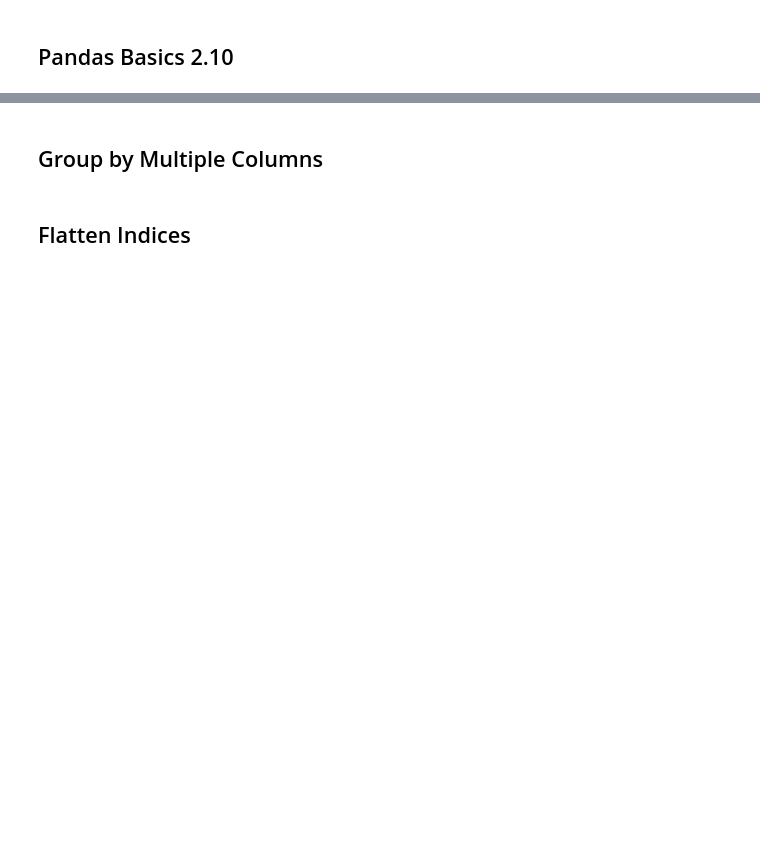
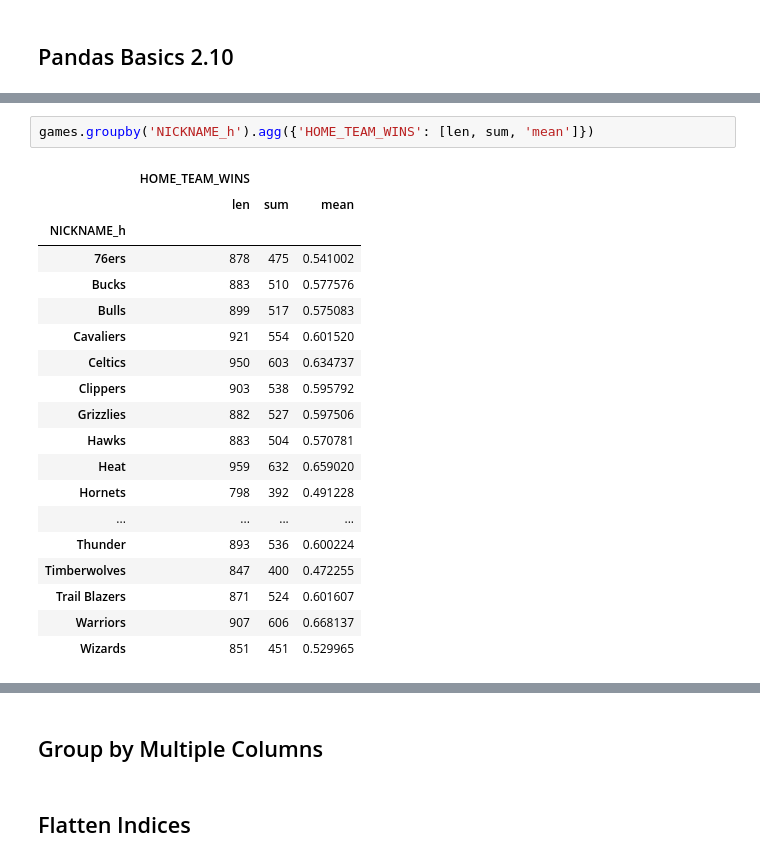
Before and after one commit to OptimalDecisions/sports-analytics-foundations, a Jupyter notebook: pandas-basics/Pandas_Intermediate_2_10_GroupBy.ipynb, the cells around one changed output, grey strips where cells are left out. Saved outputs shown, nothing was run; the diff lists cells and outputs as text; blank space fills up the shorter version.

```diff
--- a/pandas-basics/Pandas_Intermediate_2_10_GroupBy.ipynb
+++ b/pandas-basics/Pandas_Intermediate_2_10_GroupBy.ipynb
@@ -20,0 +134,22 @@
+# %%
+games.groupby('NICKNAME_h').agg({'HOME_TEAM_WINS': [len, sum, 'mean']})
+# %% [output]
+|  | HOME_TEAM_WINS |  |  |
+|  | len | sum | mean |
+| NICKNAME_h |  |  |  |
+| 76ers | 878 | 475 | 0.541002 |
+| Bucks | 883 | 510 | 0.577576 |
+| Bulls | 899 | 517 | 0.575083 |
+| Cavaliers | 921 | 554 | 0.601520 |
+| Celtics | 950 | 603 | 0.634737 |
+| Clippers | 903 | 538 | 0.595792 |
+| Grizzlies | 882 | 527 | 0.597506 |
+| Hawks | 883 | 504 | 0.570781 |
+| Heat | 959 | 632 | 0.659020 |
+| Hornets | 798 | 392 | 0.491228 |
+| ... | ... | ... | ... |
+| Thunder | 893 | 536 | 0.600224 |
+| Timberwolves | 847 | 400 | 0.472255 |
+| Trail Blazers | 871 | 524 | 0.601607 |
+| Warriors | 907 | 606 | 0.668137 |
+| Wizards | 851 | 451 | 0.529965 |
```
Also changed, not shown: parts of 26 cells of this notebook.
